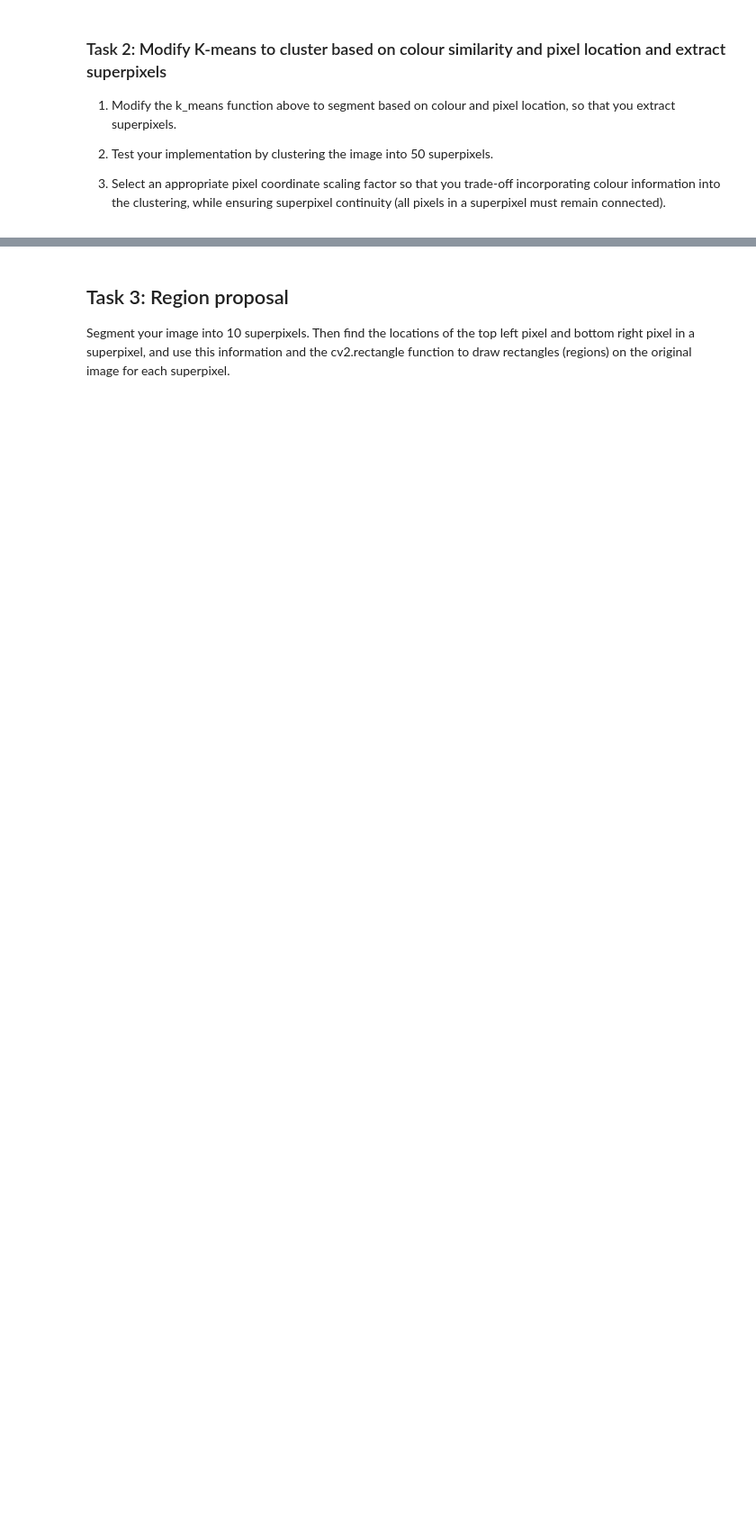
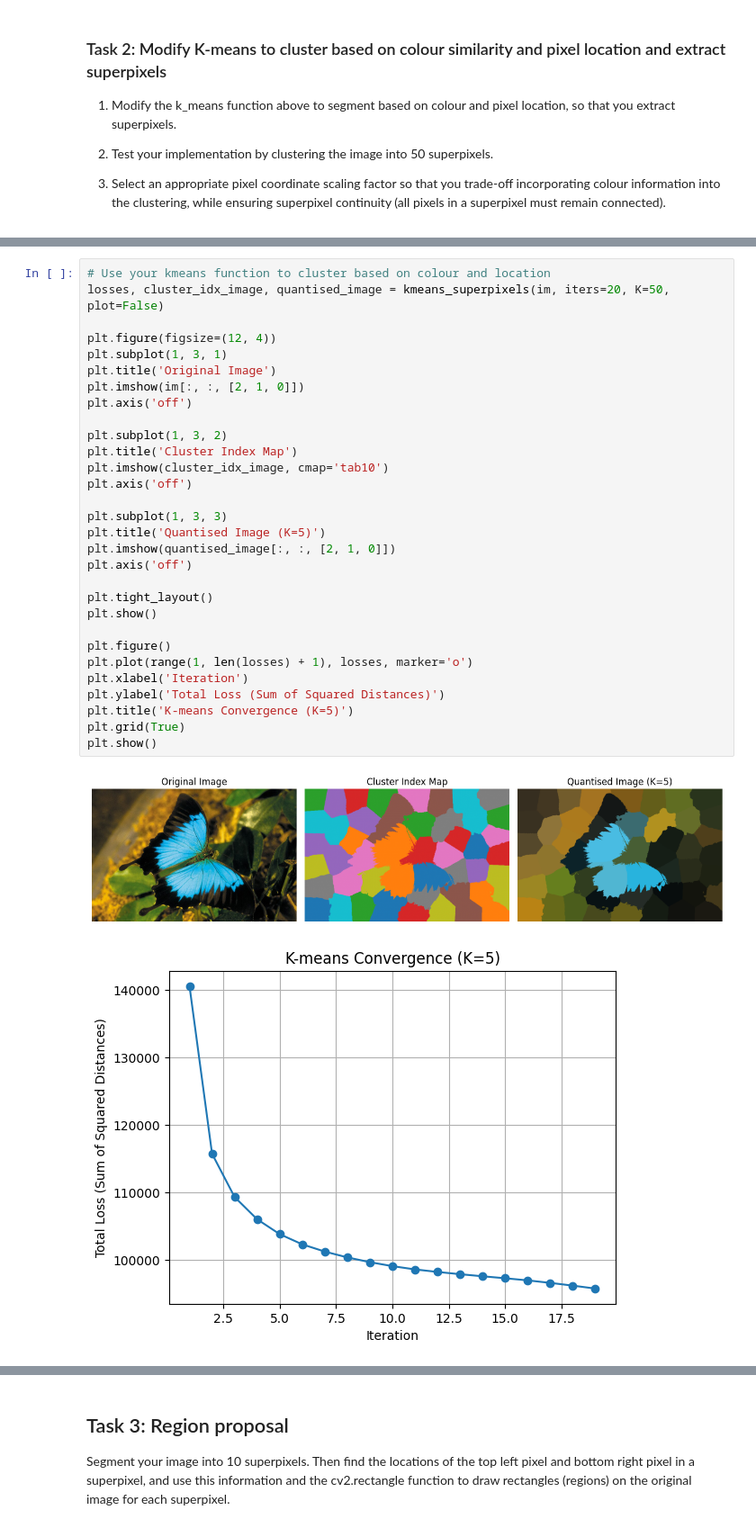
Before and after one commit to jjetxu/ECE4076, a Jupyter notebook: labs/lab3/Lab3.ipynb, the cells around one changed output, grey strips where cells are left out. Shown at 90% size. Drawn from its saved outputs; the diff is of its cells as text; blank space fills up the shorter version.

Commit message:
Lab3: Complete Task 2 and Task 3
Add kmeans_superpixel.

```diff
--- a/labs/lab3/Lab3.ipynb
+++ b/labs/lab3/Lab3.ipynb
@@ -186,0 +252,33 @@ plt.show()
+# %%
+# Use your kmeans function to cluster based on colour and location
+losses, cluster_idx_image, quantised_image = kmeans_superpixels(im, iters=20, K=50, plot=False)
+
+plt.figure(figsize=(12, 4))
+plt.subplot(1, 3, 1)
+plt.title('Original Image')
+plt.imshow(im[:, :, [2, 1, 0]])
+plt.axis('off')
+
+plt.subplot(1, 3, 2)
+plt.title('Cluster Index Map')
+plt.imshow(cluster_idx_image, cmap='tab10')
+plt.axis('off')
+
+plt.subplot(1, 3, 3)
+plt.title('Quantised Image (K=5)')
+plt.imshow(quantised_image[:, :, [2, 1, 0]])
+plt.axis('off')
+
+plt.tight_layout()
+plt.show()
+
+plt.figure()
+plt.plot(range(1, len(losses) + 1), losses, marker='o')
+plt.xlabel('Iteration')
+plt.ylabel('Total Loss (Sum of Squared Distances)')
+plt.title('K-means Convergence (K=5)')
+plt.grid(True)
+plt.show()
+# %% [output]
+[figure, added]
+[figure, added]
```
Also changed, not shown: parts of 10 cells of this notebook.
